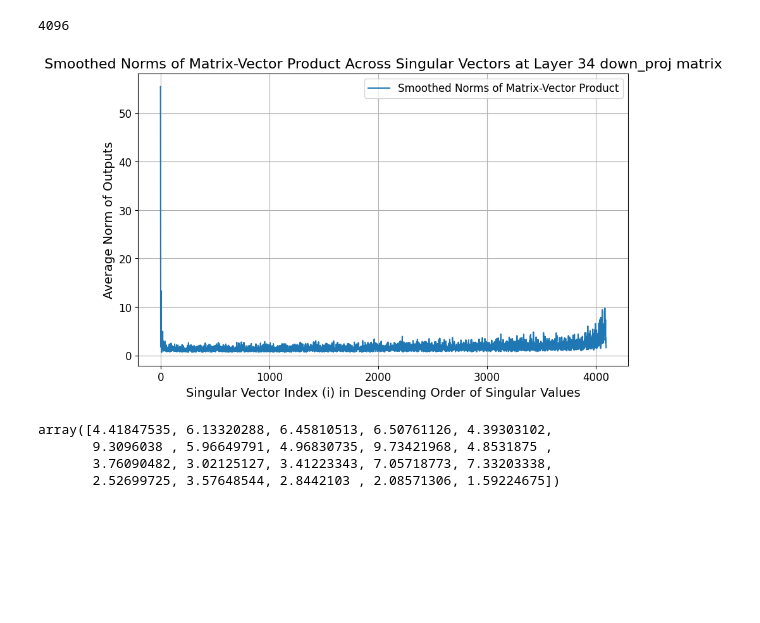
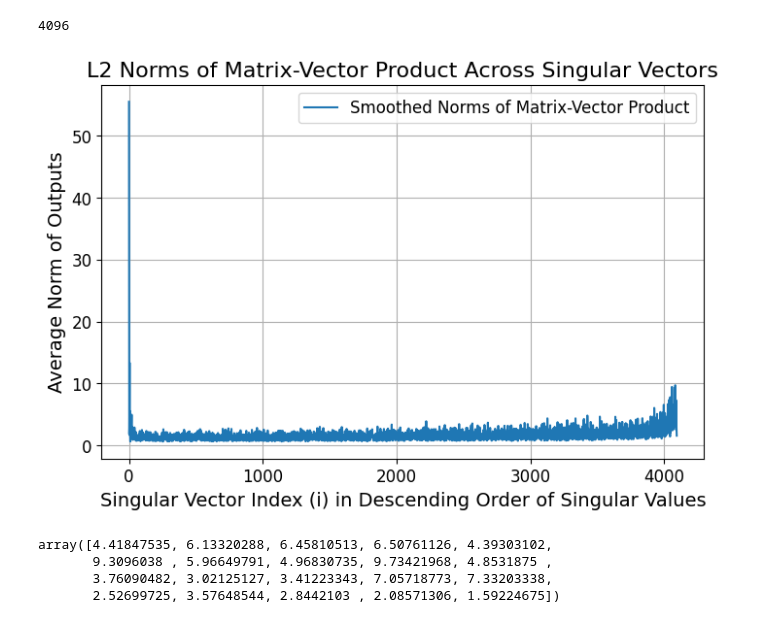
Before and after one commit to Red-Hat-AI-Innovation-Team/orthogonal-subspace-learning, a Jupyter notebook: notebooks/experiments.ipynb, the cells around one changed output. Saved outputs shown, nothing was run; the diff lists cells and outputs as text; code cells hidden in the pictures; blank space fills up the shorter version.

Commit message:
updating plotting code

```diff
--- a/notebooks/experiments.ipynb
+++ b/notebooks/experiments.ipynb
@@ -31,36 +31,36 @@ file_path = '../logs/norm_logs_down_proj_34.jsonl'  # Replace with the actual fi
 # Load the data from the JSONL file
 data = []
 with open(file_path, 'r') as file:
     for line in file:
         data.append(json.loads(line.strip()))
 
 # Convert the data to a numpy array
 data_array = np.array(data)
 
 # Calculate the averages for each entry across all lines
 averages = np.mean(data_array, axis=0)
 
 print(len(averages))
 
 # Smooth the data using a moving average
 window_size = 10  # Adjust the window size as needed
 smoothed_averages = np.convolve(averages, np.ones(window_size)/window_size, mode='valid')
 
 # Plot the smoothed averages
-plt.figure(figsize=(10, 6))
+plt.figure(figsize=(8, 5))
 plt.plot(averages, label="Smoothed Norms of Matrix-Vector Product")
-plt.title('Smoothed Norms of Matrix-Vector Product Across Singular Vectors at Layer 34 down_proj matrix', fontsize=16)
+plt.title('L2 Norms of Matrix-Vector Product Across Singular Vectors', fontsize=16)
 plt.xlabel('Singular Vector Index (i) in Descending Order of Singular Values', fontsize=14)
 plt.ylabel('Average Norm of Outputs', fontsize=14)
 plt.xticks(fontsize=12)
 plt.yticks(fontsize=12)
 plt.grid(True)
 plt.legend(fontsize=12)
 plt.savefig(f"svd_norms_analysis.pdf", dpi=300, bbox_inches="tight", format="pdf")
 # plt.show()
 # %% [output]
 4096
-[figure, old version]
+[figure, new version]
 # %%
 averages[-20:]
 # %% [output]
```
